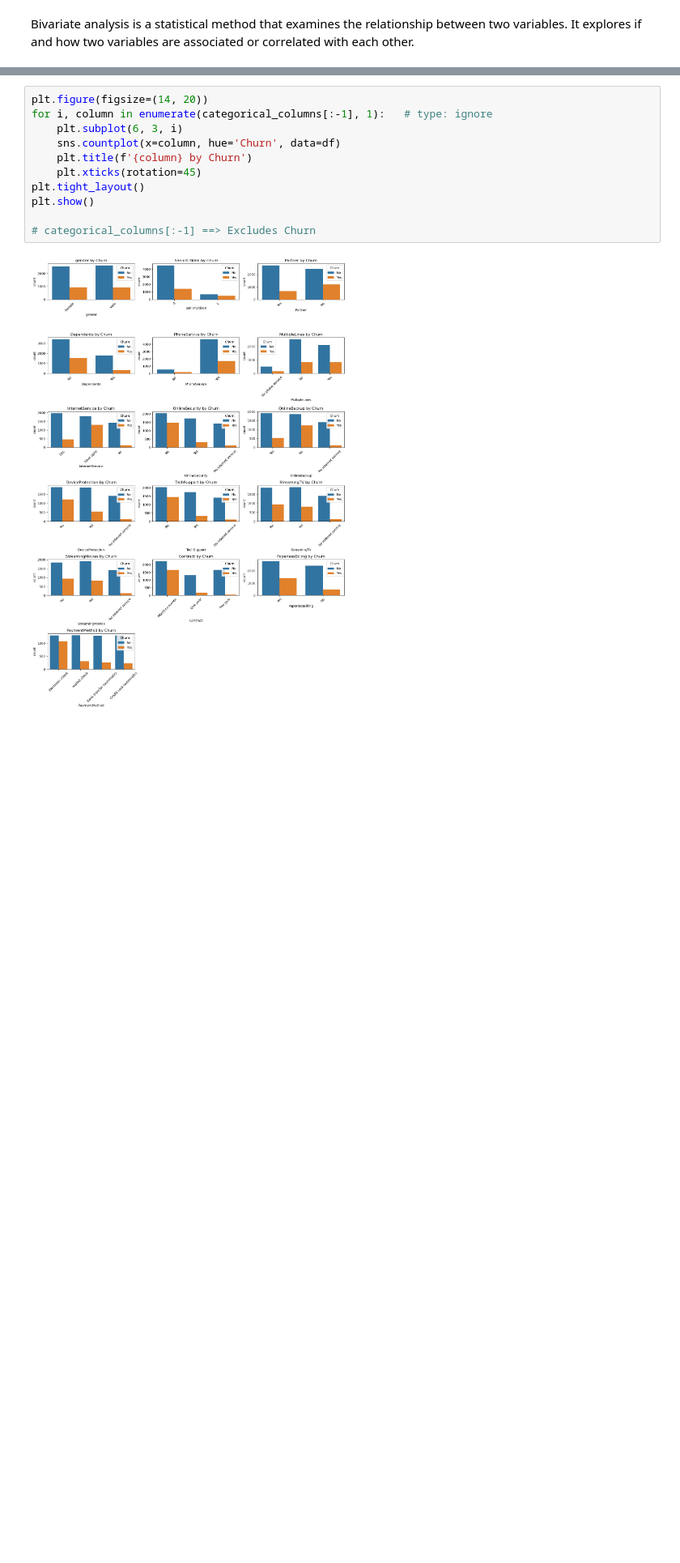
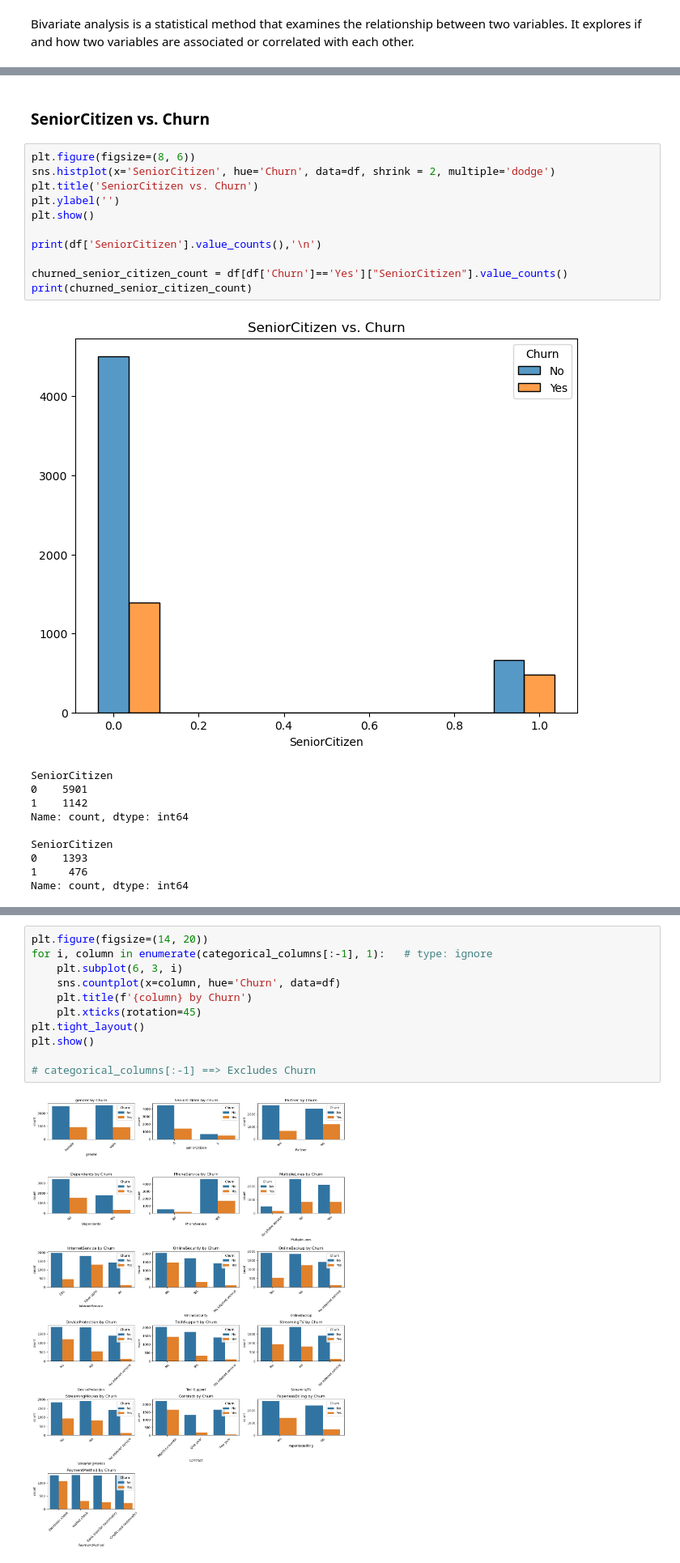
Before and after one commit to ManoharKonala/BootCamp_2K24, a Jupyter notebook: Customer Churn Analysis/Analysis_Customer_Churn.ipynb, the cells around one changed output, grey strips where cells are left out. Shown at 81% size. Saved outputs shown, nothing was run; the diff lists cells and outputs as text; blank space fills up the shorter version.

```diff
--- a/Customer Churn Analysis/Analysis_Customer_Churn.ipynb
+++ b/Customer Churn Analysis/Analysis_Customer_Churn.ipynb
@@ -422,0 +377,24 @@ Name: count, dtype: int64
+# %% [markdown]
+### **SeniorCitizen vs. Churn**
+# %%
+plt.figure(figsize=(8, 6))
+sns.histplot(x='SeniorCitizen', hue='Churn', data=df, shrink = 2, multiple='dodge')
+plt.title('SeniorCitizen vs. Churn')
+plt.ylabel('')
+plt.show()
+
+print(df['SeniorCitizen'].value_counts(),'\n')
+
+churned_senior_citizen_count = df[df['Churn']=='Yes']["SeniorCitizen"].value_counts()
+print(churned_senior_citizen_count)
+# %% [output]
+[figure, added]
+SeniorCitizen
+0    5901
+1    1142
+Name: count, dtype: int64
+
+SeniorCitizen
+0    1393
+1     476
+Name: count, dtype: int64
```
Also changed, not shown: parts of 43 cells of this notebook.
